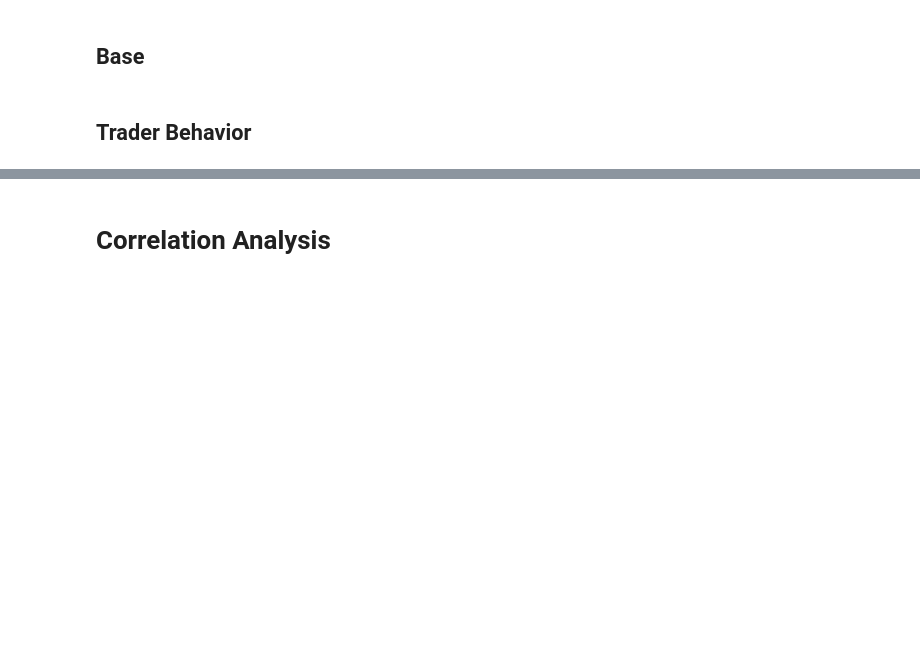
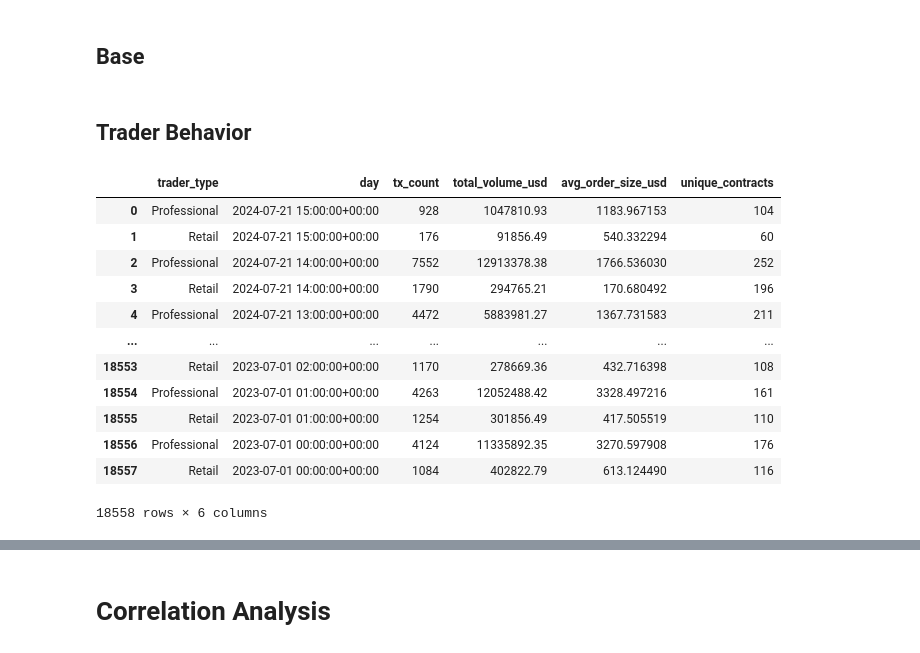
Before and after one commit to BrandynHamilton/gas_subsidy_research, a Jupyter notebook: eda.ipynb, the cells around one changed output, grey strips where cells are left out. Saved outputs shown, nothing was run; the diff lists cells and outputs as text; code cells hidden in the pictures; blank space fills up the shorter version.

```diff
--- a/eda.ipynb
+++ b/eda.ipynb
@@ -770,3 +980,21 @@ dai_usdc_trades_to_gas_fig = trades_to_gas_chart(dai_usdc)
 ## Base
 # %% [markdown]
 ## Trader Behavior
+# %%
+trader_classifier_df['dt'] = pd.to_datetime(trader_classifier_df['dt'])
+trader_classifier_df.rename(columns={"dt":"day"}, inplace=True)
+trader_classifier_df
+# %% [output]
+|  | trader_type | day | tx_count | total_volume_usd | avg_order_size_usd | unique_contracts |
+| 0 | Professional | 2024-07-21 15:00:00+00:00 | 928 | 1047810.93 | 1183.967153 | 104 |
+| 1 | Retail | 2024-07-21 15:00:00+00:00 | 176 | 91856.49 | 540.332294 | 60 |
+| 2 | Professional | 2024-07-21 14:00:00+00:00 | 7552 | 12913378.38 | 1766.536030 | 252 |
+| 3 | Retail | 2024-07-21 14:00:00+00:00 | 1790 | 294765.21 | 170.680492 | 196 |
+| 4 | Professional | 2024-07-21 13:00:00+00:00 | 4472 | 5883981.27 | 1367.731583 | 211 |
+| ... | ... | ... | ... | ... | ... | ... |
+| 18553 | Retail | 2023-07-01 02:00:00+00:00 | 1170 | 278669.36 | 432.716398 | 108 |
+| 18554 | Professional | 2023-07-01 01:00:00+00:00 | 4263 | 12052488.42 | 3328.497216 | 161 |
+| 18555 | Retail | 2023-07-01 01:00:00+00:00 | 1254 | 301856.49 | 417.505519 | 110 |
+| 18556 | Professional | 2023-07-01 00:00:00+00:00 | 4124 | 11335892.35 | 3270.597908 | 176 |
+| 18557 | Retail | 2023-07-01 00:00:00+00:00 | 1084 | 402822.79 | 613.124490 | 116 |
+18558 rows × 6 columns
```
Also changed, not shown: parts of 35 cells of this notebook.
